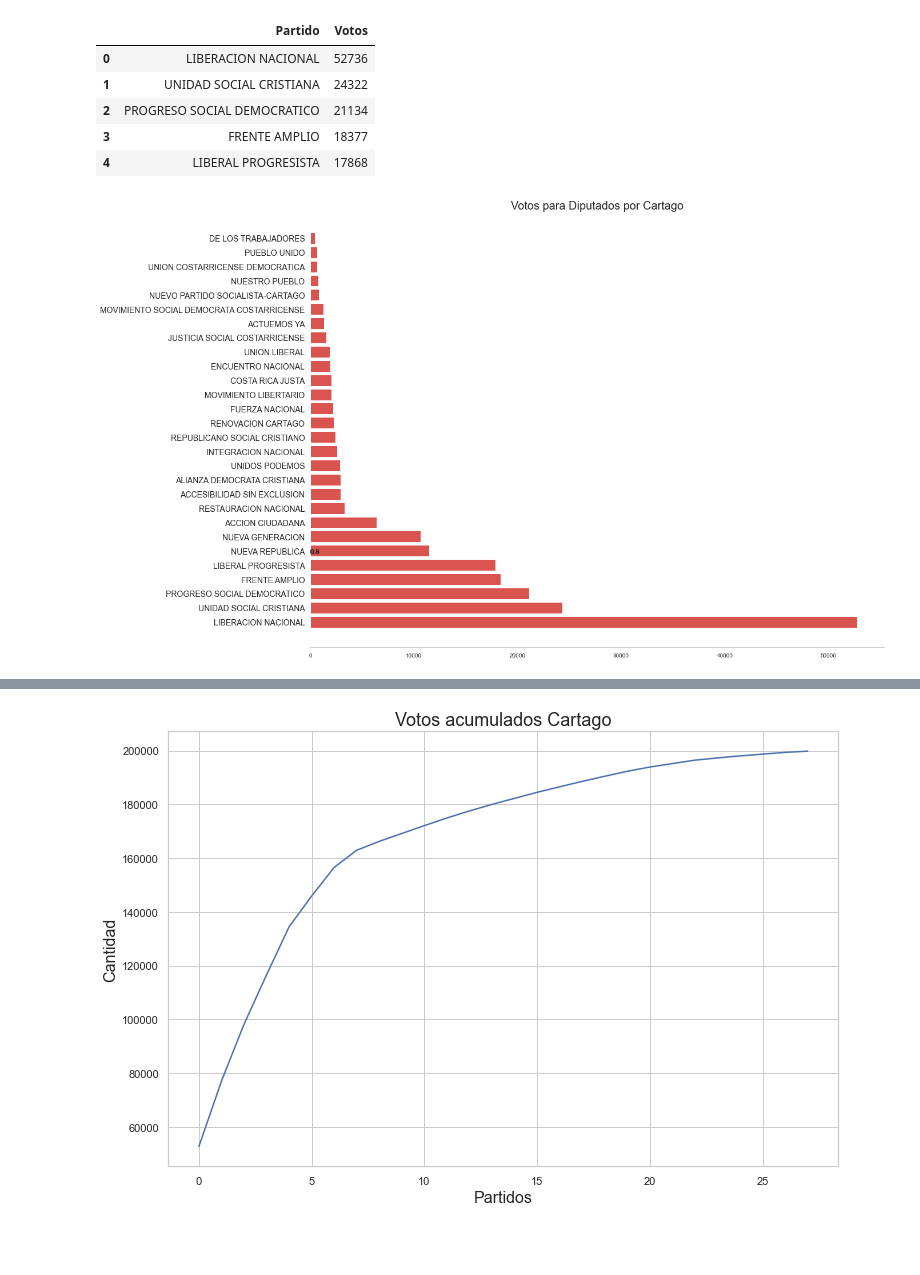
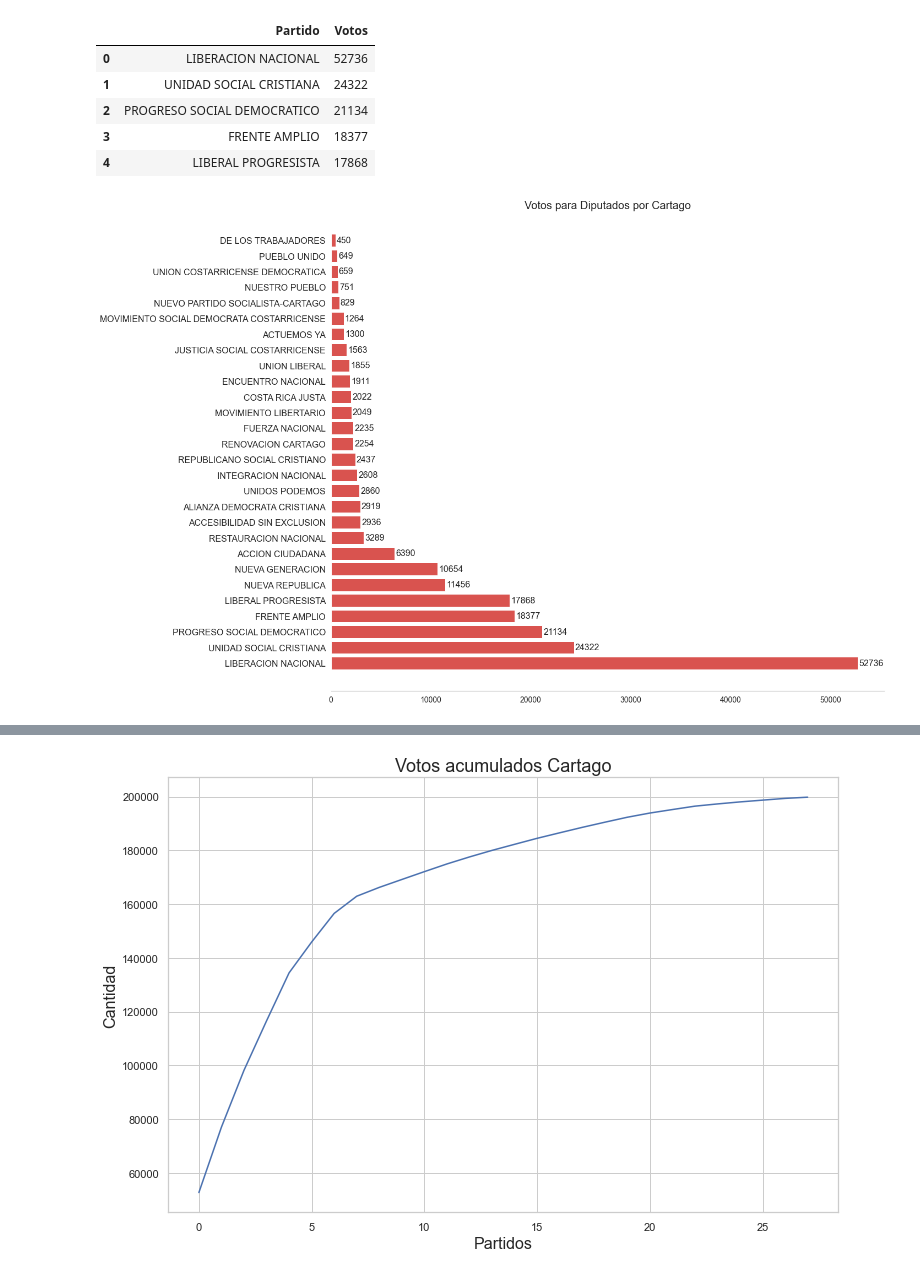
Before and after one commit to rafaelmata357/Daily-coding, a Jupyter notebook: facebook_scrapper.ipynb, the cells around one changed output, grey strips where cells are left out. Drawn from its saved outputs; the diff is of its cells as text; code cells hidden in the pictures; blank space fills up the shorter version.

Commit message:
FEAT: Test new charts

```diff
--- a/facebook_scrapper.ipynb
+++ b/facebook_scrapper.ipynb
@@ -882,29 +882,36 @@ data['acumulado'] = data.pct.cumsum()
 # %%
 data['votos_acumulados']= data.Votos.cumsum()
 # %%
-fig, ax = plt.subplots(1, 1, figsize=(18, 14))
+fig, ax = plt.subplots(1, 1, figsize=(18, 16))
 ax.barh(data.Partido,data.Votos,color='#d9534f')
 plt.grid(False);
 #plt.xlabel('Candidatos', fontsize=16)
 #plt.ylabel('Cantidad de personas', fontsize=16)
 plt.title('Votos para Diputados por Cartago', fontsize=20)
 #Remove the borders
 ax.spines['top'].set_visible(False)
 ax.spines['right'].set_visible(False)
 #ax.spines['bottom'].set_visible(False)
 ax.spines['left'].set_visible(False)
 #Remove the yticks
 #ax.get_yaxis().set_ticks([])
 
 #Chance the xlabel to font size 14
-ax.tick_params(axis="x", labelsize=10)
-ax.tick_params(axis="y", labelsize=14)
+ax.tick_params(axis="x", labelsize=14)
+ax.tick_params(axis="y", labelsize=16)
 
 #Add top bar labels
 
-for p in ax.patches:
-    ax.annotate('{}'.format(p.get_height()), (p.get_x()+0.20, p.get_height() + 4),fontsize=12)
+
 
 plt.xticks(rotation=0);
+# Annotate new companies
+
+rango = range(len(data.Partido))
+
+for group in rango:
+    votos = data.Votos.iloc[group]
+    ax.text(votos + 120, group, str(votos), fontsize=16,
+            verticalalignment="center")
 # %% [output]
-[figure, old version]
+[figure, new version]
```
Also changed, not shown: parts of 16 cells of this notebook, 49 other files.
